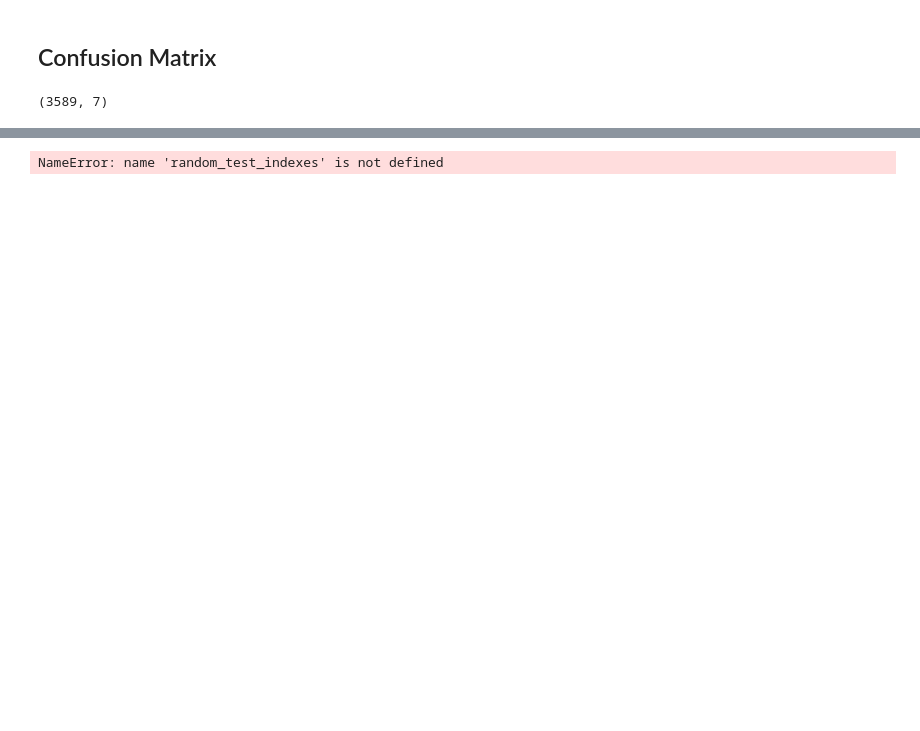
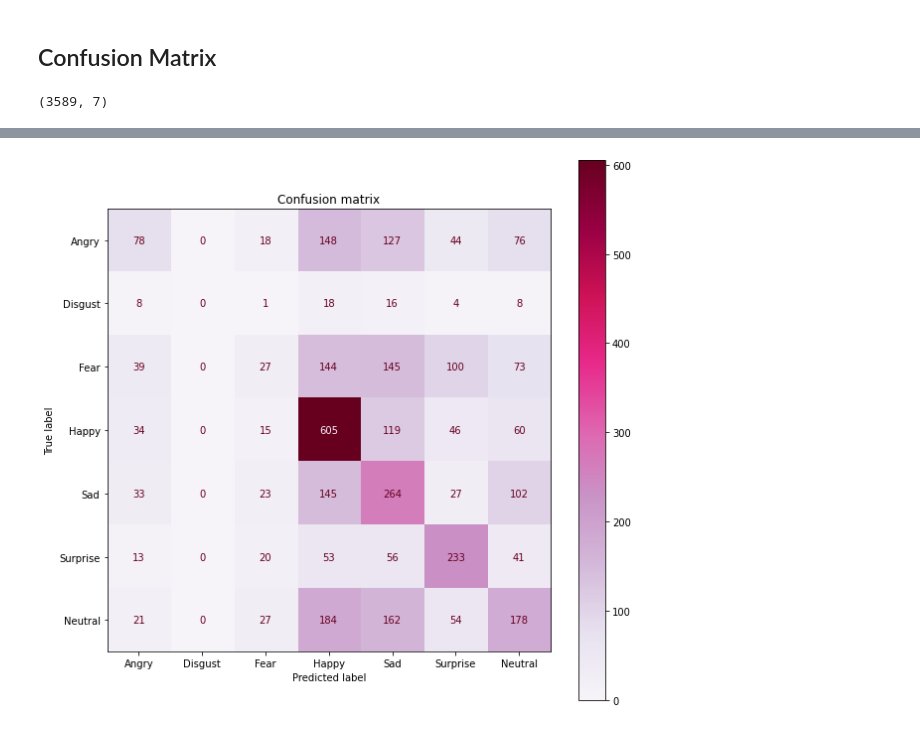
Before and after one commit to JaildoR/getthevibe_api, a Jupyter notebook: notebooks/JA_GTV-Experimental.ipynb, the cells around one changed output, grey strips where cells are left out. Cells and saved outputs as stored; diff of their text form; code cells hidden in the pictures; blank space fills up the shorter version.

Commit message:
Confusion Matrix

```diff
--- a/notebooks/JA_GTV-Experimental.ipynb
+++ b/notebooks/JA_GTV-Experimental.ipynb
@@ -417,9 +419,3 @@ def prediction_from_probabilities(predicted_probabilities):
 y_pred = np.apply_along_axis(prediction_from_probabilities, ### applying the function prediction_from_probabilities
                              1,                             ### for each row, taking the max within columns with axis = 1
                              predicted_probabilities)       ### on the entire Numpy array with test images and 7 probabilities !
-# %%
-# 3. Compute the Confusion Matrix
-from sklearn.metrics import confusion_matrix, ConfusionMatrixDisplay
-cm = confusion_matrix(y_cat_test[random_test_indexes], y_pred)
-# %% [output]
-NameError: name 'random_test_indexes' is not defined
@@ -433,3 +422,17 @@ disp.plot(cmap = "PuRd", ax = ax);
+# %%
+# 3. Compute the Confusion Matrix
+
+labels = ['Angry', 'Disgust', 'Fear', 'Happy', 'Sad', 'Surprise', 'Neutral']
+cm = confusion_matrix(y_test, y_pred)
+disp = ConfusionMatrixDisplay(confusion_matrix = cm,
+                              display_labels = labels);
+
+fig, ax = plt.subplots(figsize=(10,10));
+title='Confusion matrix'
+plt.title(title)
+disp.plot(cmap = "PuRd", ax = ax);
+# %% [output]
+[figure, added]
 # %%
 import itertools
 import numpy as np
```
Also changed, not shown: parts of 14 cells of this notebook.
